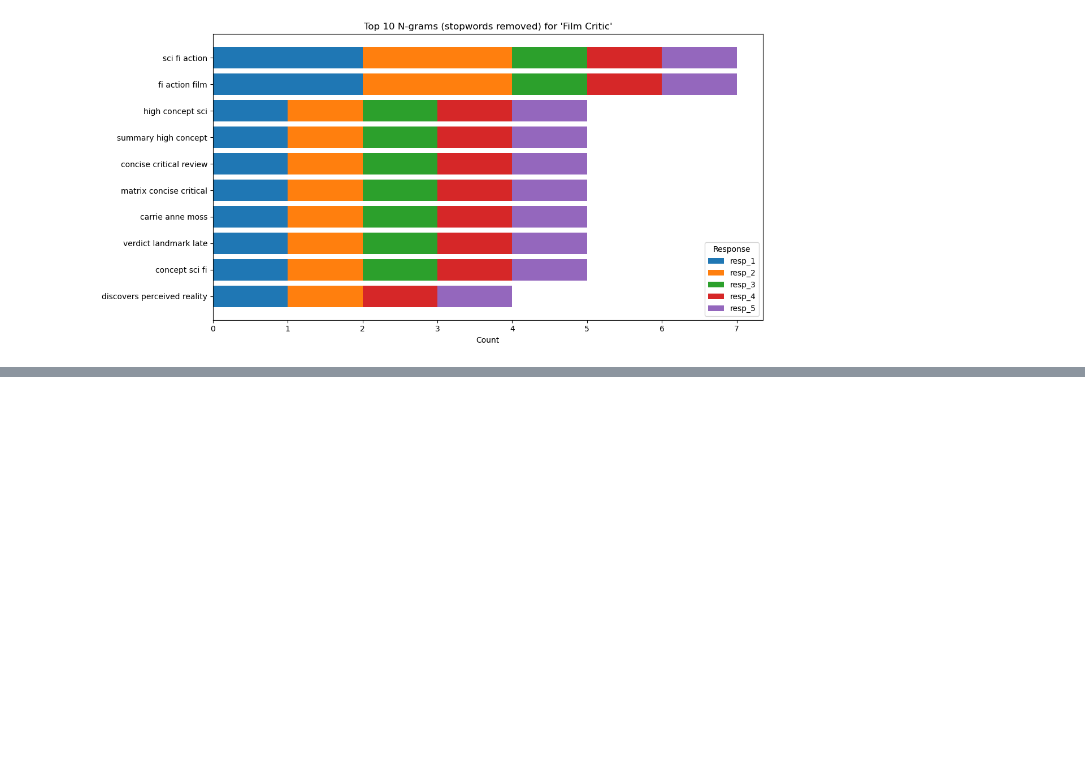
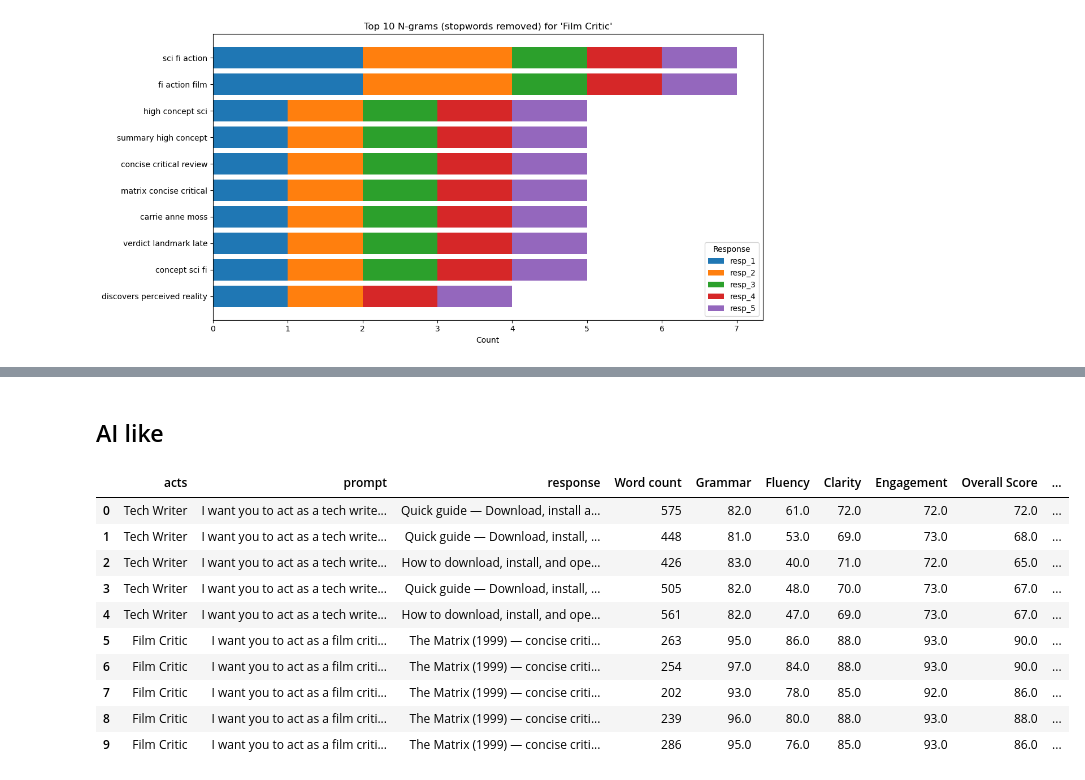
Before and after one commit to Turbulentguy/Text-Analytics, a Jupyter notebook: Admin_N_Gram.ipynb, the cells around one changed output, grey strips where cells are left out. Saved outputs shown, nothing was run; the diff lists cells and outputs as text; code cells hidden in the pictures; blank space fills up the shorter version.

```diff
--- a/Admin_N_Gram.ipynb
+++ b/Admin_N_Gram.ipynb
@@ -336,0 +434,24 @@ plot_top_ngrams(group_trigrams_sw[act_name], act_name=act_name, top_n=10)
+# %% [markdown]
+## AI like
+# %%
+import pandas as pd
+
+df = pd.read_csv("dataset.csv")
+
+# Clean percentage columns (convert "48%" → 48)
+df["AI Similarity"] = df["AI Similarity"].str.replace("%","").astype(float)
+df["Overall Plagiarism Score"] = df["Overall Plagiarism Score"].str.replace("%","").astype(float)
+
+df.head(10)
+# %% [output]
+|  | acts | prompt | response | Word count | Grammar | Fluency | Clarity | Engagement | Overall Score | ... |
+| 0 | Tech Writer | I want you to act as a tech write... | Quick guide — Download, install a... | 575 | 82.0 | 61.0 | 72.0 | 72.0 | 72.0 | ... |
+| 1 | Tech Writer | I want you to act as a tech write... | Quick guide — Download, install, ... | 448 | 81.0 | 53.0 | 69.0 | 73.0 | 68.0 | ... |
+| 2 | Tech Writer | I want you to act as a tech write... | How to download, install, and ope... | 426 | 83.0 | 40.0 | 71.0 | 72.0 | 65.0 | ... |
+| 3 | Tech Writer | I want you to act as a tech write... | Quick guide — Download, install, ... | 505 | 82.0 | 48.0 | 70.0 | 73.0 | 67.0 | ... |
+| 4 | Tech Writer | I want you to act as a tech write... | How to download, install, and ope... | 561 | 82.0 | 47.0 | 69.0 | 73.0 | 67.0 | ... |
+| 5 | Film Critic | I want you to act as a film criti... | The Matrix (1999) — concise criti... | 263 | 95.0 | 86.0 | 88.0 | 93.0 | 90.0 | ... |
+| 6 | Film Critic | I want you to act as a film criti... | The Matrix (1999) — concise criti... | 254 | 97.0 | 84.0 | 88.0 | 93.0 | 90.0 | ... |
+| 7 | Film Critic | I want you to act as a film criti... | The Matrix (1999) — concise criti... | 202 | 93.0 | 78.0 | 85.0 | 92.0 | 86.0 | ... |
+| 8 | Film Critic | I want you to act as a film criti... | The Matrix (1999) — concise criti... | 239 | 96.0 | 80.0 | 88.0 | 93.0 | 88.0 | ... |
+| 9 | Film Critic | I want you to act as a film criti... | The Matrix (1999) — concise criti... | 286 | 95.0 | 76.0 | 85.0 | 93.0 | 86.0 | ... |
```
Also changed, not shown: parts of 10 cells of this notebook.
